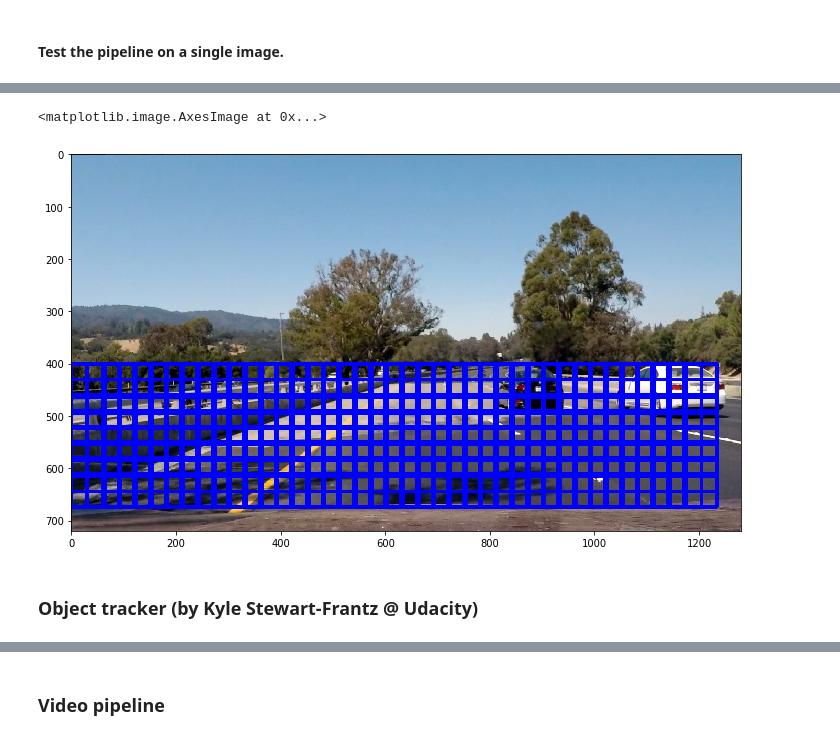
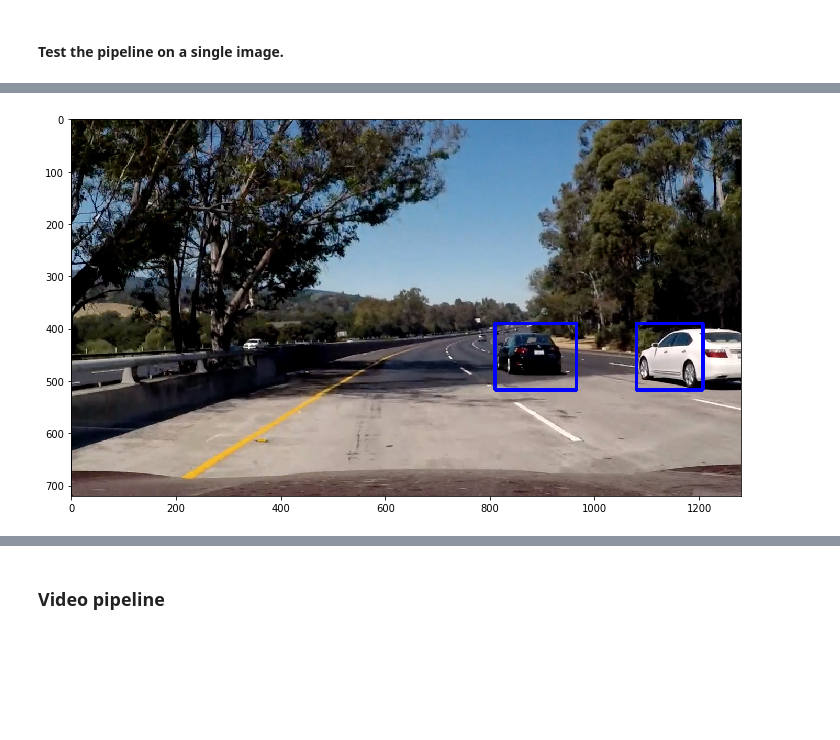
Before and after one commit to trimcao/sdcnd-p5-vehicle-detection, a Jupyter notebook: project5.ipynb, the cells around one changed output, grey strips where cells are left out. Drawn from its saved outputs; the diff is of its cells as text; code cells hidden in the pictures; blank space fills up the shorter version.

```diff
--- a/project5.ipynb
+++ b/project5.ipynb
@@ -185,8 +185,8 @@ hist_feat = True # Histogram features on or off
 hog_feat = True # HOG features on or off
 
 # min y and max y to search
-ystart = 400
-ystop = 720
+ystart = 390
+ystop = 700
 # scales of the window, 1x scale has size 64x64
 scales = [1., 1.5, 2.]
 
@@ -363,7 +363,7 @@ def detect_cars(frame, scale, pix_per_cell, cell_per_block,
     window = 64
     nblocks_per_window = (window // pix_per_cell) - cell_per_block + 1
     cells_per_step = 2  # Instead of overlap, define how many cells to step
-    nxsteps = (nxblocks - nblocks_per_window) // cells_per_step
+    nxsteps = (nxblocks - nblocks_per_window) // cells_per_step + 1
     nysteps = (nyblocks - nblocks_per_window) // cells_per_step
 
     # Compute individual channel HOG features for the entire image
@@ -455,7 +455,7 @@ def draw_cars(img, box_list, threshold=1, heatmap_show=False):
         return draw_img, heatmap
     return draw_img
 # %%
-def pipeline(img, show_search_windows=False):
+def pipeline(img, threshold=1, show_search_windows=False, heatmap_show=False):
     """
     Pipeline for video processing.
     """
@@ -463,9 +463,13 @@ def pipeline(img, show_search_windows=False):
                              orient, pix_per_cell, cell_per_block,
                              spatial_size, hist_bins, show_search_windows)
     if show_search_windows:
-        out_img = draw_boxes(img, box_list)
+        out_img = draw_boxes(img, box_list, thick=2)
+    elif heatmap_show:
+        img_detect = draw_boxes(img, box_list, thick=2)
+        out_img, heatmap = draw_cars(img, box_list, threshold=threshold, heatmap_show=heatmap_show)
+        return img_detect, heatmap
     else:
-        out_img, heatmap = draw_cars(img, box_list, threshold=1, heatmap_show=True)
-    return out_img
+        out_img = draw_cars(img, box_list, threshold=threshold, heatmap_show=heatmap_show)
+        return out_img
 # %% [markdown]
 #### Test the pipeline on a single image.
@@ -474,6 +480,7 @@ scales = [1.]
 # %%
 # test find_cars() and detect_cars() function
-img = mpimg.imread('./test_images/test4.jpg')
-out_img = pipeline(img, show_search_windows=True)
+img = mpimg.imread('./test_images/test5.jpg')
+# out_img, heatmap = pipeline(img, show_search_windows=False, heatmap_show=True)
+out_img = pipeline(img)
 plt.imshow(out_img)
 # %% [output]
@@ -482,4 +488 @@ plt.imshow(out_img)
-<matplotlib.image.AxesImage at 0x...>
-[figure, old version]
+[figure, new version]
-# %% [markdown]
-### Object tracker (by Kyle Stewart-Frantz @ Udacity)
```
Also changed, not shown: parts of 12 cells of this notebook, 1 other file.
